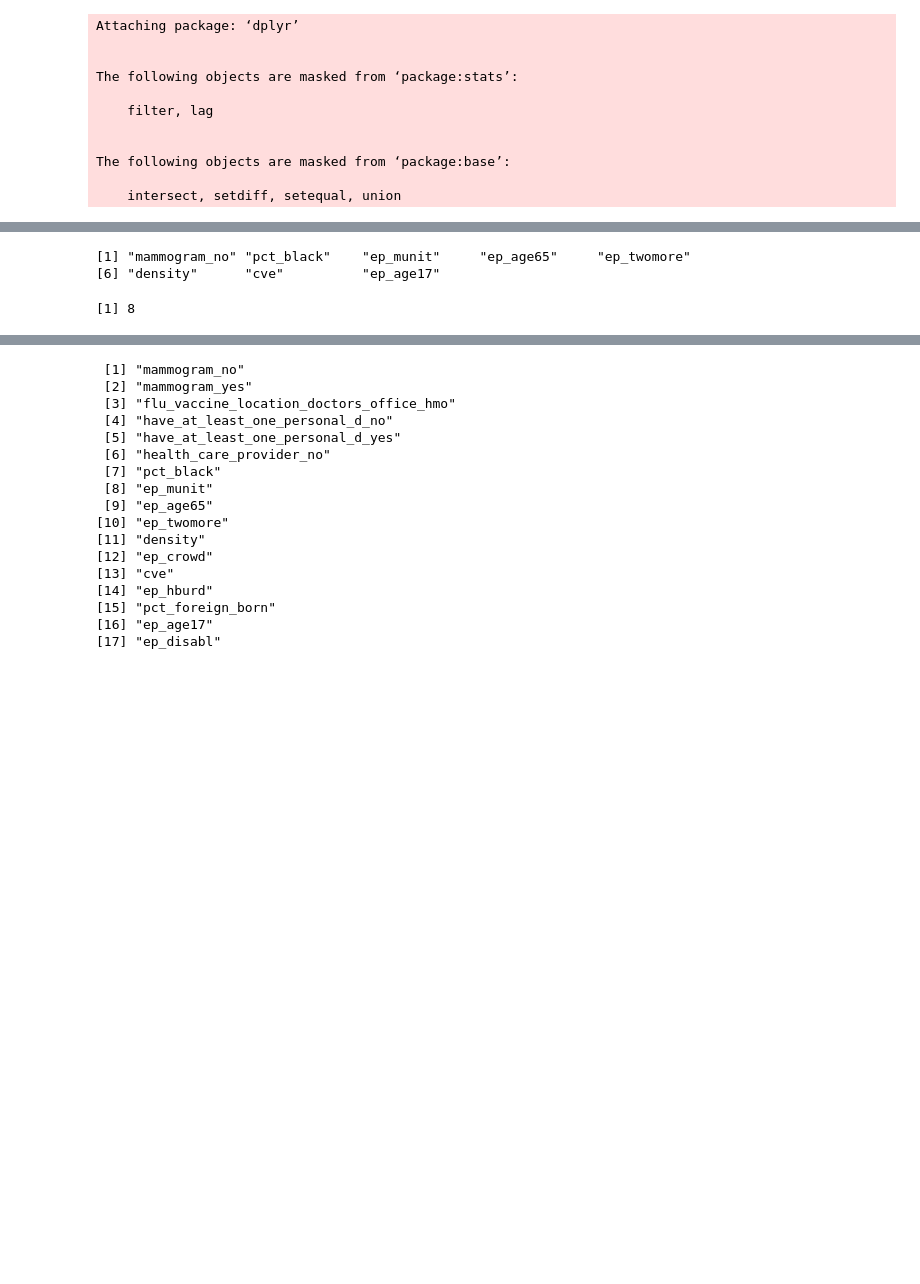
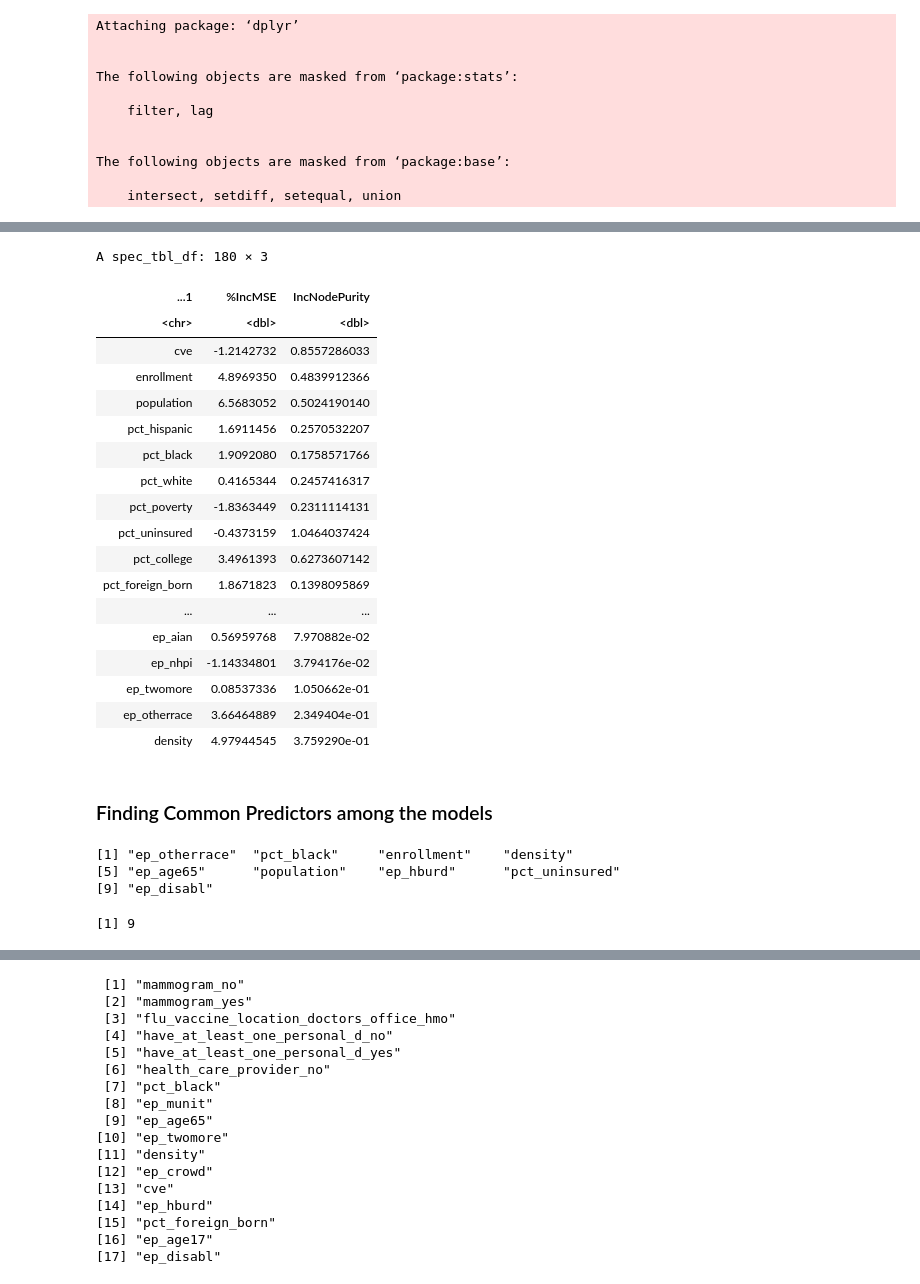
Before and after one commit to MuddORLab/Predicting-Measles-Outbreaks, a Jupyter notebook: 2026SU/compare_contrast_vars.ipynb, the cells around one changed output, grey strips where cells are left out. Cells and saved outputs as stored; diff of their text form; code cells hidden in the pictures; blank space fills up the shorter version.

Commit message:
common variables code clean up

```diff
--- a/2026SU/compare_contrast_vars.ipynb
+++ b/2026SU/compare_contrast_vars.ipynb
@@ -175,0 +48,2 @@ length(boost_vars_NA_vec)
+# %%
+rforest_reg_vars <- read_csv("data/results/important_vars_rforest_reg.csv")
@@ -176,19 +157,46 @@ length(boost_vars_NA_vec)
+# %%
+#Random Forest Regression
+rforest_reg_vars
+# %% [output]
+A spec_tbl_df: 180 × 3
+| ...1 | %IncMSE | IncNodePurity |
+| <chr> | <dbl> | <dbl> |
+| cve | -1.2142732 | 0.8557286033 |
+| enrollment | 4.8969350 | 0.4839912366 |
+| population | 6.5683052 | 0.5024190140 |
+| pct_hispanic | 1.6911456 | 0.2570532207 |
+| pct_black | 1.9092080 | 0.1758571766 |
+| pct_white | 0.4165344 | 0.2457416317 |
+| pct_poverty | -1.8363449 | 0.2311114131 |
+| pct_uninsured | -0.4373159 | 1.0464037424 |
+| pct_college | 3.4961393 | 0.6273607142 |
+| pct_foreign_born | 1.8671823 | 0.1398095869 |
+| ... | ... | ... |
+| ep_aian | 0.56959768 | 7.970882e-02 |
+| ep_nhpi | -1.14334801 | 3.794176e-02 |
+| ep_twomore | 0.08537336 | 1.050662e-01 |
+| ep_otherrace | 3.66464889 | 2.349404e-01 |
+| density | 4.97944545 | 3.759290e-01 |
+# %% [markdown]
+### Finding Common Predictors among the models
 # %%
-#common predictors among all models
+#common predictors among all models - Classification
 
 #grabing the columns of each dataframe that contain the predictors
 dtree <- dtree_vars |> pull(1)
 rforest <- rforest_vars |> pull(1)
 boost <- boost_vars |> pull(2)
-boost_NA <- boost_vars_NA |> pull(2)
+boost_NA <- boostNA_vars |> pull(2)
+rforest_reg <- rforest_reg_vars |> pull(1)
 
 #creates a list of all the predictors from all the dataframes; used to find common predictors later
-all_vars <- list(dtree, rforest, boost, boost_NA)
+all_vars <- list(dtree, rforest, boost, boost_NA, rforest_reg)
 common_vars <- Reduce(intersect, all_vars)
 
 print(common_vars)
 length(common_vars)
 # %% [output]
-[1] "mammogram_no" "pct_black"    "ep_munit"     "ep_age65"     "ep_twomore"
-[6] "density"      "cve"          "ep_age17"
+[1] "ep_otherrace"  "pct_black"     "enrollment"    "density"
+[5] "ep_age65"      "population"    "ep_hburd"      "pct_uninsured"
+[9] "ep_disabl"
-[1] 8
+[1] 9
```
Also changed, not shown: parts of 16 cells of this notebook.
